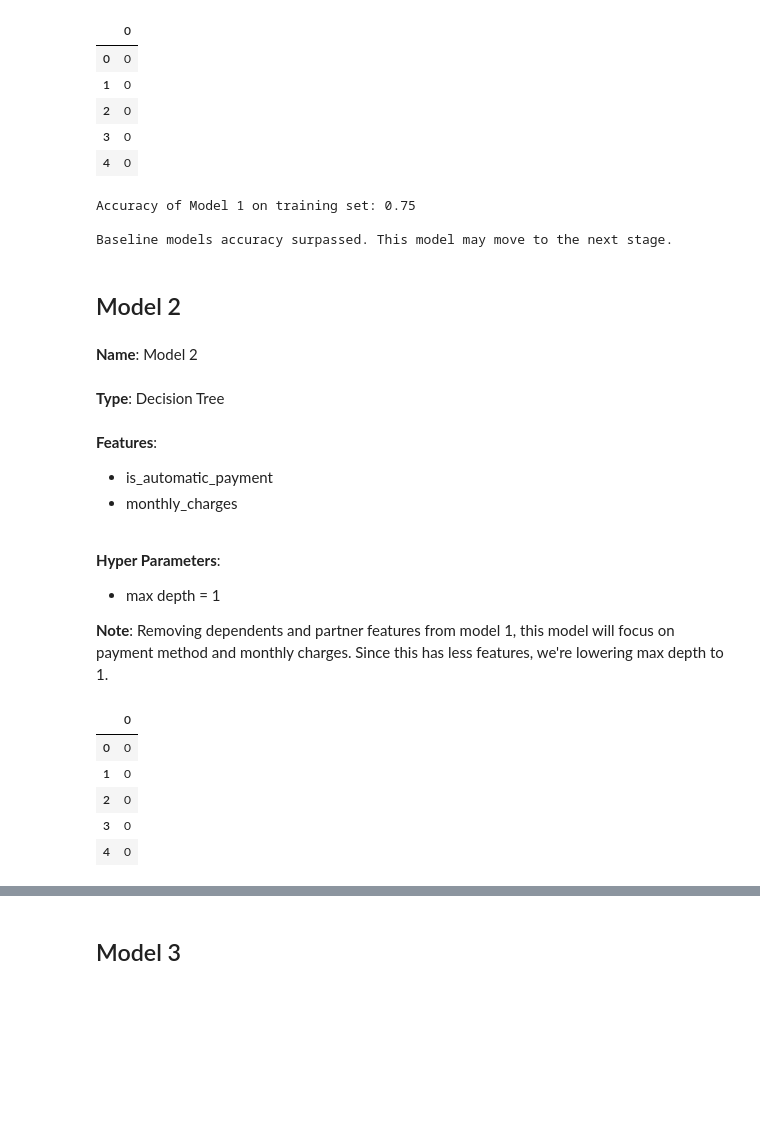
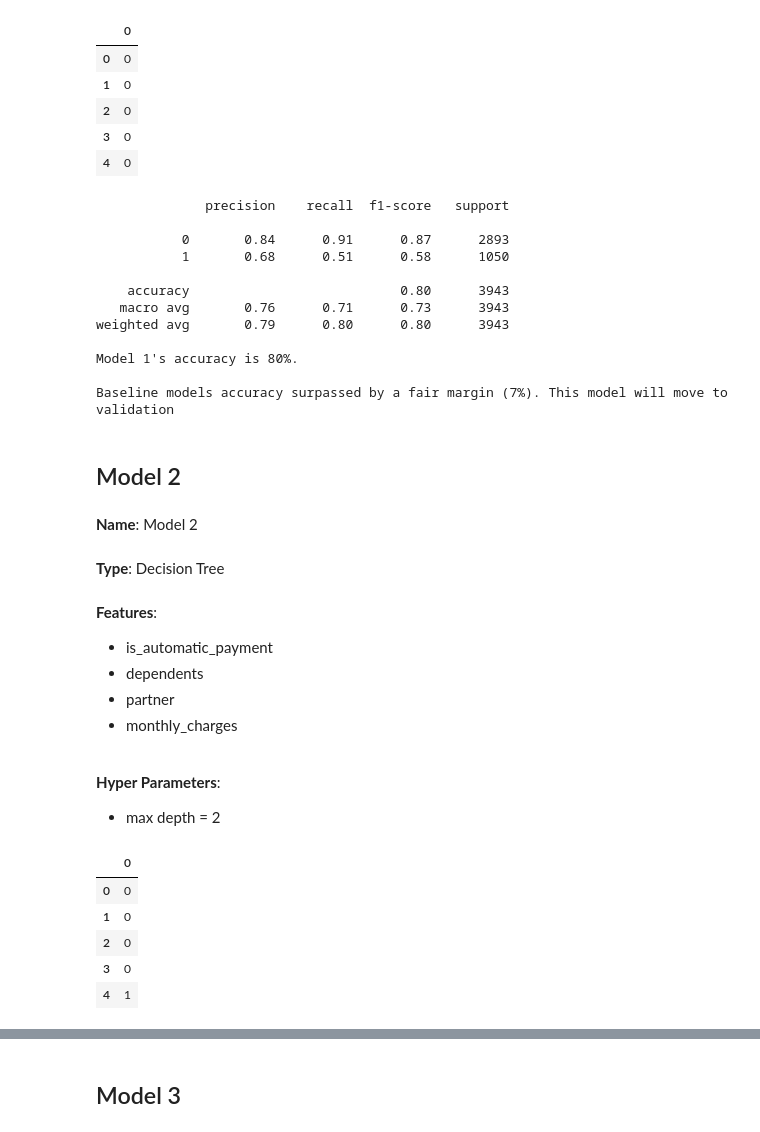
Before and after one commit to SamuelD-Data/Telco_Churn_Project, a Jupyter notebook: classification_project.ipynb, the cells around one changed output, grey strips where cells are left out. Drawn from its saved outputs; the diff is of its cells as text; code cells hidden in the pictures; blank space fills up the shorter version.

```diff
--- a/classification_project.ipynb
+++ b/classification_project.ipynb
@@ -609,13 +604,23 @@ m1_y_pred.head()
 | 3 | 0 |
 | 4 | 0 |
 # %%
-print('Accuracy of Model 1 on training set: {:.2f}\n'
-     .format(m1_dtree.score(m1_X_train, m1_y_train)))
-print('Baseline models accuracy surpassed. This model may move to the next stage.')
+print(classification_report(m1_y_train, m1_y_pred))
+
+print("Model 1's accuracy is 80%.\n")
+print('Baseline models accuracy surpassed by a fair margin (7%). This model will move to validation')
 # %% [output]
-Accuracy of Model 1 on training set: 0.75
+              precision    recall  f1-score   support
 
-Baseline models accuracy surpassed. This model may move to the next stage.
+           0       0.84      0.91      0.87      2893
+           1       0.68      0.51      0.58      1050
+
+    accuracy                           0.80      3943
+   macro avg       0.76      0.71      0.73      3943
+weighted avg       0.79      0.80      0.80      3943
+
+Model 1's accuracy is 80%.
+
+Baseline models accuracy surpassed by a fair margin (7%). This model will move to validation
 # %% [markdown]
 ## Model 2
 # %% [markdown]
@@ -627,34 +632,34 @@ __Type__: Decision Tree
 <br>
 __Features__:
 - is_automatic_payment
+- dependents
+- partner
 - monthly_charges
 <br>
 
 __Hyper Parameters__:
-- max depth = 1
-
-__Note__: Removing dependents and partner features from model 1, this model will focus on payment method and monthly charges. Since this has less features, we're lowering max depth to 1.
+- max depth = 2
 # %%
 # creating decision tree object
-m2_dtree = DecisionTreeClassifier(max_depth = 1, random_state=123)
+m2_dtree = DecisionTreeClassifier(max_depth = 3, random_state=123)
 
 # creating DF with selected features for d tree
-m2_X_train = train[['is_automatic_payment', 'monthly_charges']]
+m2_X_train = train[['is_automatic_payment','monthly_charges']]
 m2_y_train = train['churn']
 
 # fitting d tree to data
 m2_dtree.fit(m2_X_train, m2_y_train)
 
 # making predictions about churn on train data
 m2_y_pred = pd.DataFrame(m2_dtree.predict(m2_X_train))
 
 # previewing predictions
 m2_y_pred.head()
 # %% [output]
 |  | 0 |
 | 0 | 0 |
 | 1 | 0 |
 | 2 | 0 |
 | 3 | 0 |
-| 4 | 0 |
+| 4 | 1 |
 # %%
```
Also changed, not shown: parts of 34 cells of this notebook.
